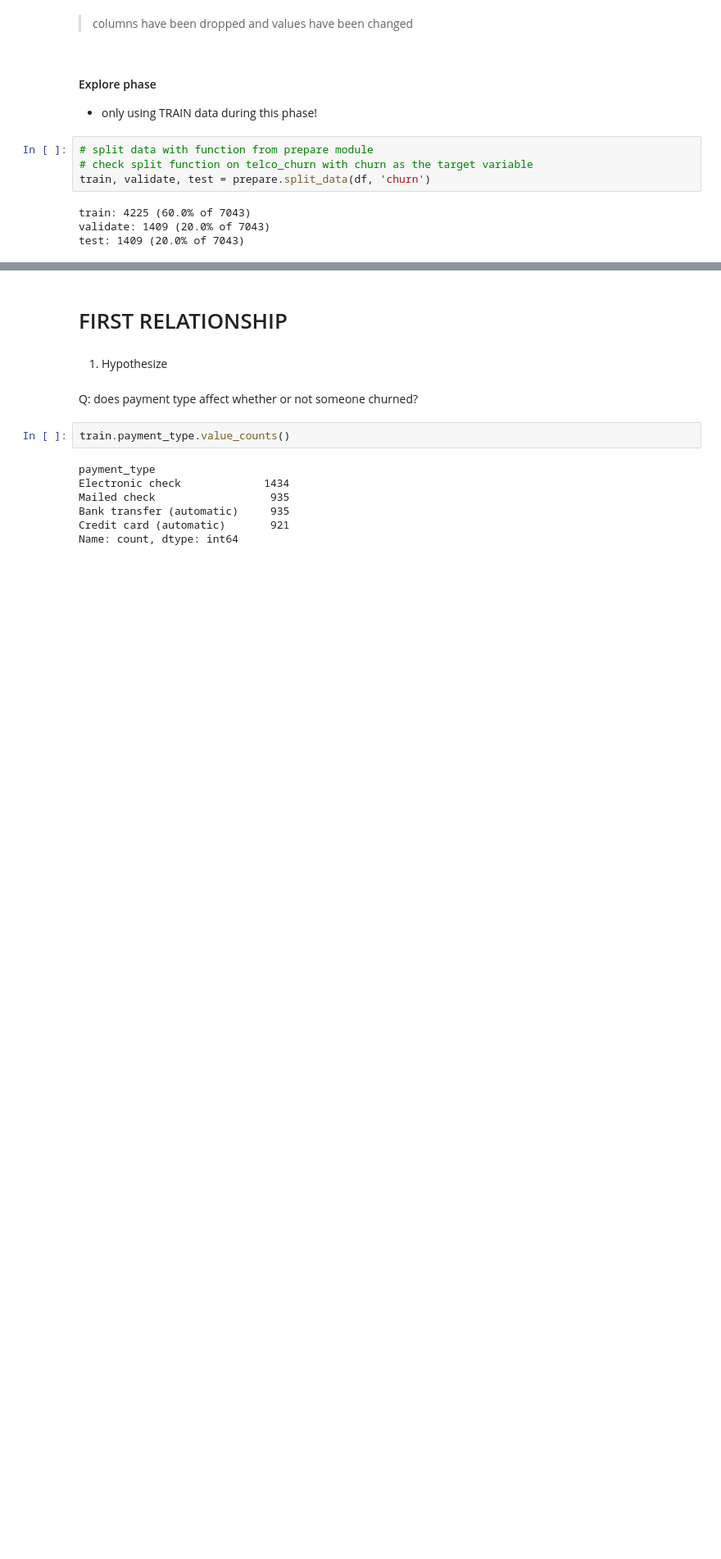
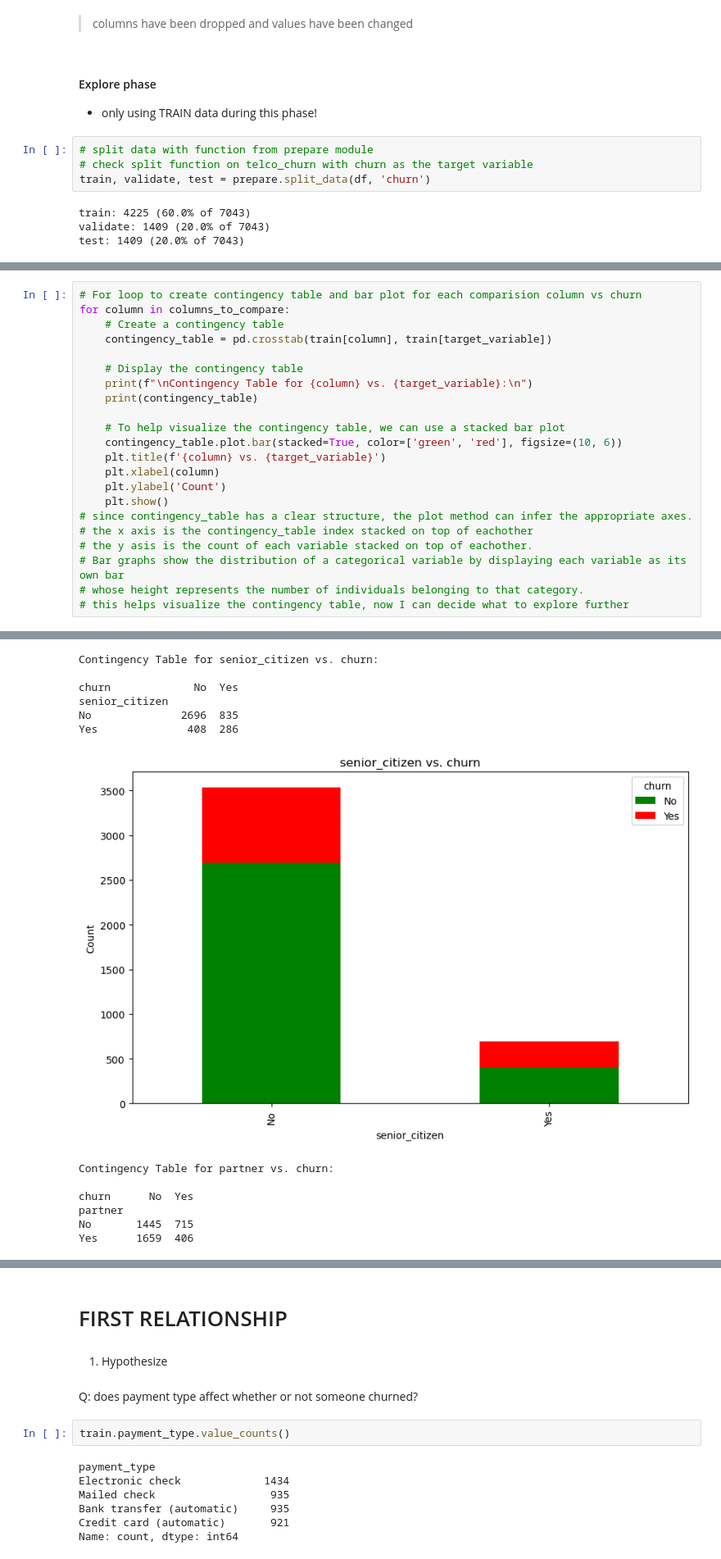
Before and after one commit to Luis-Martinez1/classification-exercises, a Jupyter notebook: explore.ipynb, the cells around one changed output, grey strips where cells are left out. Shown at 82% size. Drawn from its saved outputs; the diff is of its cells as text; blank space fills up the shorter version.

```diff
--- a/explore.ipynb
+++ b/explore.ipynb
@@ -165,0 +243,23 @@ It uses a crosstab so it works well with categorical variables vs categorical va
+# %%
+# For loop to create contingency table and bar plot for each comparision column vs churn
+for column in columns_to_compare:
+    # Create a contingency table
+    contingency_table = pd.crosstab(train[column], train[target_variable])
+
+    # Display the contingency table
+    print(f"\nContingency Table for {column} vs. {target_variable}:\n")
+    print(contingency_table)
+
+    # To help visualize the contingency table, we can use a stacked bar plot
+    contingency_table.plot.bar(stacked=True, color=['green', 'red'], figsize=(10, 6))
+    plt.title(f'{column} vs. {target_variable}')
+    plt.xlabel(column)
+    plt.ylabel('Count')
+    plt.show()
+# since contingency_table has a clear structure, the plot method can infer the appropriate axes.
+# the x axis is the contingency_table index stacked on top of eachother
+# the y asis is the count of each variable stacked on top of eachother.
+# Bar graphs show the distribution of a categorical variable by displaying each variable as its own bar
+# whose height represents the number of individuals belonging to that category.
+# this helps visualize the contingency table, now I can decide what to explore further
+# %% [output]
@@ -165,0 +273,13 @@ It uses a crosstab so it works well with categorical variables vs categorical va
+Contingency Table for senior_citizen vs. churn:
+
+churn             No  Yes
+senior_citizen
+No              2696  835
+Yes              408  286
+[figure, added]
+Contingency Table for partner vs. churn:
+
+churn      No  Yes
+partner
+No       1445  715
+Yes      1659  406
```
Also changed, not shown: parts of 18 cells of this notebook.
